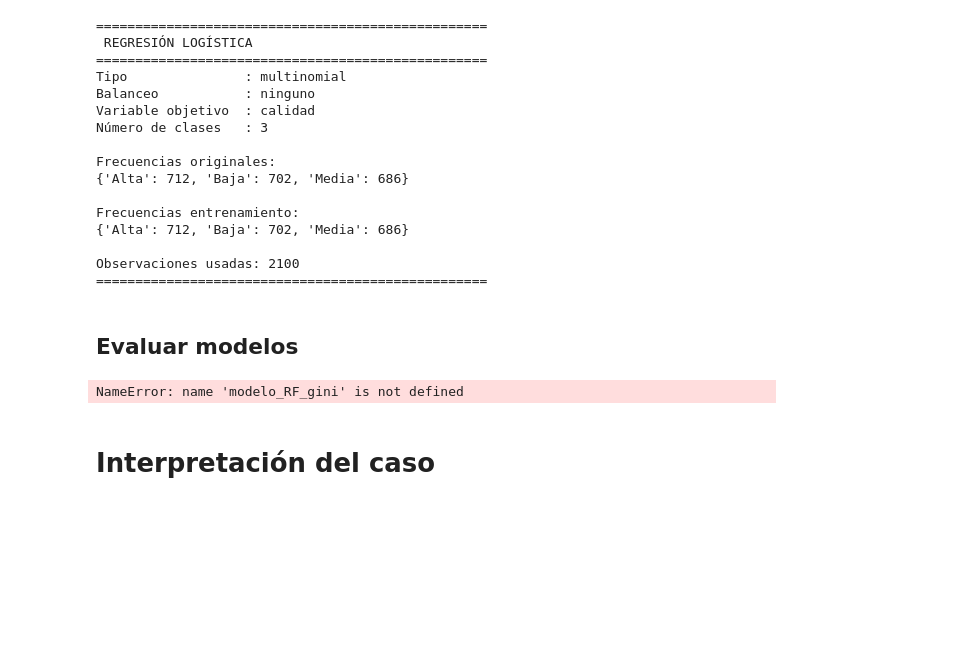
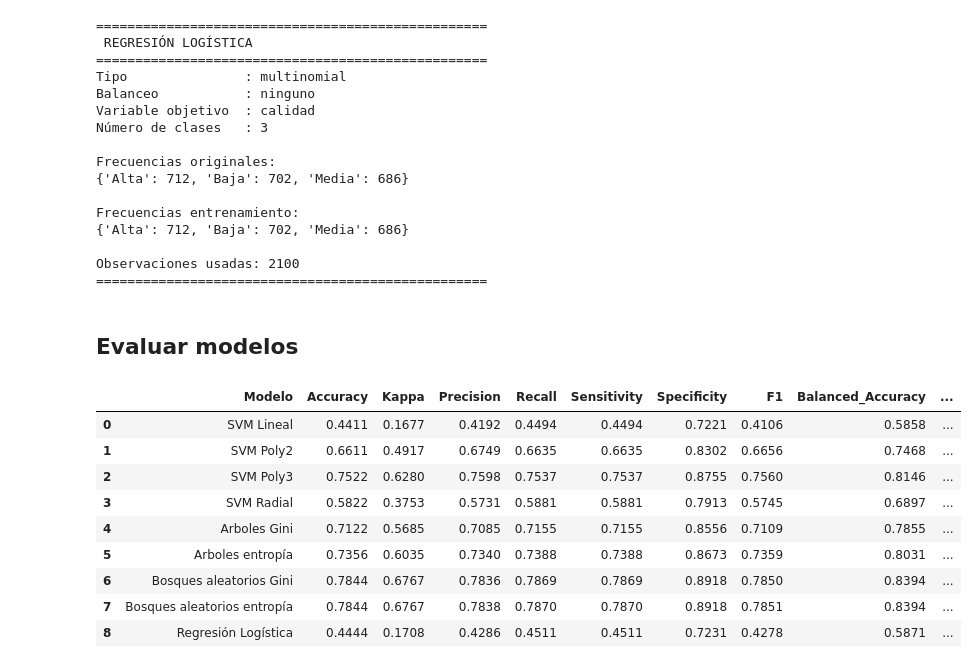
Before and after one commit to rpizarrog/Libro-Aprendizaje-Automatico.-Casos-de-Estudio-con-R-y-Python, a Jupyter notebook: Python NoteBooks/SVM_con_datos_industriales_comparado_con_Random_Forest_Arboles_regresión_logística.ipynb, the cells around one changed output. Cells and saved outputs as stored; diff of their text form; code cells hidden in the pictures; blank space fills up the shorter version.

```diff
--- a/Python NoteBooks/SVM_con_datos_industriales_comparado_con_Random_Forest_Arboles_regresión_logística.ipynb
+++ b/Python NoteBooks/SVM_con_datos_industriales_comparado_con_Random_Forest_Arboles_regresión_logística.ipynb
@@ -2854,7 +2854,7 @@ SVC(C=0.1, coef0=1, degree=2, kernel='poly', probability=True, random_state=123)
 # %%
 modelo_SVM_poly3 = f_crear_modelo_SVM_polinomial(
     datos_entrenamiento_std,
-    "calidad"
+    "calidad", grado=3
 )
 
 modelo_SVM_poly3
@@ -2915,5 +2915,6 @@ RandomForestClassifier(n_estimators=500, n_jobs=-1, random_state=123)
 # %% [markdown]
 ## Modelo Bosques aleatorios Entropia
 # %%
-modelo_RF_entropia = f_construir_random_forest(datos_entrenamiento_std, "calidad")
+modelo_RF_entropia = f_construir_random_forest(datos_entrenamiento_std,
+                                               "calidad",  criterion="entropy")
 modelo_RF_entropia
@@ -2991,20 +3537,32 @@ Observaciones usadas: 2100
 ## Evaluar modelos
 # %%
 evaluacion = f_evaluacion(
-    modelos=[modelo_AC_gini, modelo_AC_entropia,
+    modelos=[modelo_SVM_lineal, modelo_SVM_poly2,
+             modelo_SVM_poly3, modelo_SVM_radial,
+        modelo_AC_gini, modelo_AC_entropia,
              modelo_RF_gini, modelo_RF_entropia, modelo_RLM],
     datos_validacion=[datos_validacion_std, datos_validacion_std,
         datos_validacion_std, datos_validacion_std,
+        datos_validacion_std, datos_validacion_std,
+        datos_validacion_std, datos_validacion_std,
         datos_validacion_std],
-    variable_dependiente = "salud",
-    clase_interes=None,
-    nombres_modelos=["Arboles Gini", "Arboles entropía",
+    variable_dependiente = "calidad",
+    nombres_modelos=["SVM Lineal", "SVM Poly2",
+                     "SVM Poly3", "SVM Radial",
+                     "Arboles Gini", "Arboles entropía",
         "Bosques aleatorios Gini", "Bosques aleatorios entropía",
         "Regresión Logística"]
 )
 
 evaluacion
 # %% [output]
-NameError: name 'modelo_RF_gini' is not defined
+|  | Modelo | Accuracy | Kappa | Precision | Recall | Sensitivity | Specificity | F1 | Balanced_Accuracy | ... |
+| 0 | SVM Lineal | 0.4411 | 0.1677 | 0.4192 | 0.4494 | 0.4494 | 0.7221 | 0.4106 | 0.5858 | ... |
+| 1 | SVM Poly2 | 0.6611 | 0.4917 | 0.6749 | 0.6635 | 0.6635 | 0.8302 | 0.6656 | 0.7468 | ... |
+| 2 | SVM Poly3 | 0.7522 | 0.6280 | 0.7598 | 0.7537 | 0.7537 | 0.8755 | 0.7560 | 0.8146 | ... |
+| 3 | SVM Radial | 0.5822 | 0.3753 | 0.5731 | 0.5881 | 0.5881 | 0.7913 | 0.5745 | 0.6897 | ... |
+| 4 | Arboles Gini | 0.7122 | 0.5685 | 0.7085 | 0.7155 | 0.7155 | 0.8556 | 0.7109 | 0.7855 | ... |
+| 5 | Arboles entropía | 0.7356 | 0.6035 | 0.7340 | 0.7388 | 0.7388 | 0.8673 | 0.7359 | 0.8031 | ... |
+| 6 | Bosques aleatorios Gini | 0.7844 | 0.6767 | 0.7836 | 0.7869 | 0.7869 | 0.8918 | 0.7850 | 0.8394 | ... |
+| 7 | Bosques aleatorios entropía | 0.7844 | 0.6767 | 0.7838 | 0.7870 | 0.7870 | 0.8918 | 0.7851 | 0.8394 | ... |
+| 8 | Regresión Logística | 0.4444 | 0.1708 | 0.4286 | 0.4511 | 0.4511 | 0.7231 | 0.4278 | 0.5871 | ... |
-# %% [markdown]
-# Interpretación del caso
```
Also changed, not shown: parts of 7 cells of this notebook.
